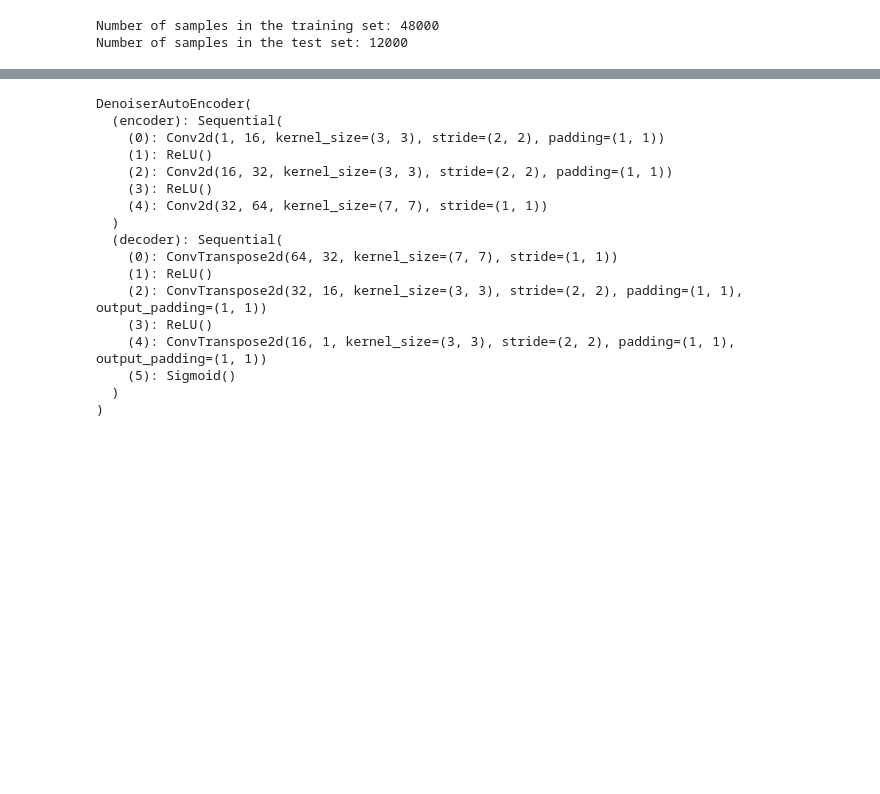
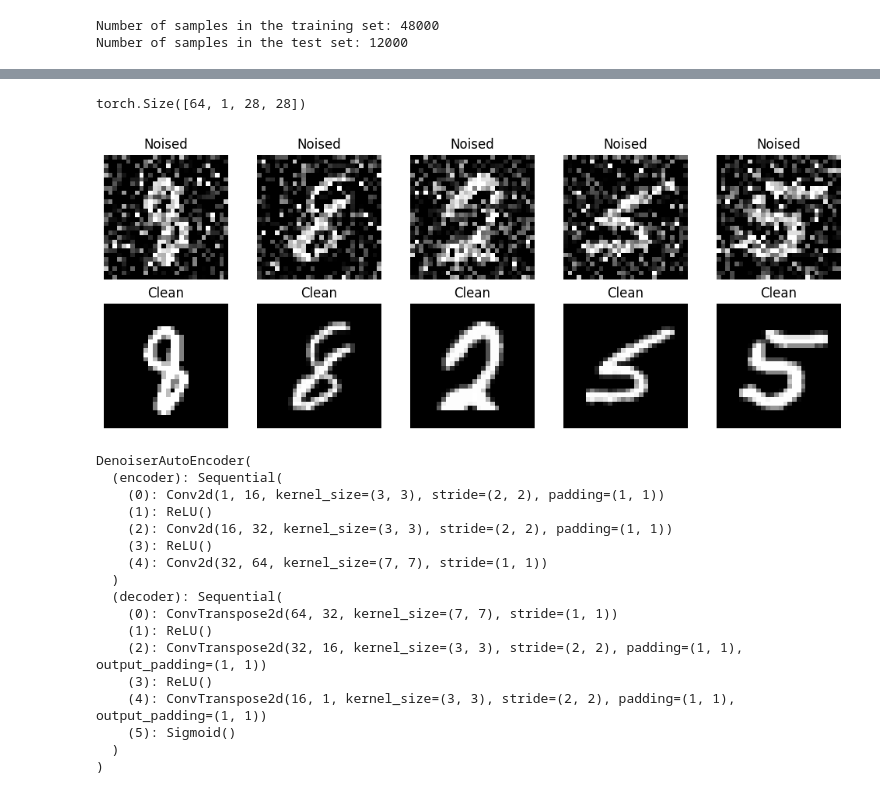
Before and after one commit to Wissemamr/Denoising_autoencoder_in_pytorch, a Jupyter notebook: src/main.ipynb, the cells around one changed output, grey strips where cells are left out. Saved outputs shown, nothing was run; the diff lists cells and outputs as text; code cells hidden in the pictures; blank space fills up the shorter version.

```diff
--- a/src/main.ipynb
+++ b/src/main.ipynb
@@ -114,3 +133,31 @@ Number of samples in the test set: 12000
+# %%
+first_batch = next(iter(test_data_loader))
+# the first element of the batch is 64 stacked tensors of shape (1,28,28) which are the noised images
+# the second element of the batch is 64 stacked tensors of shape (1,28,28) which are the clean images
+first_batch[1].shape
+# %% [output]
+torch.Size([64, 1, 28, 28])
+# %%
+noised_images = first_batch[0]  # of shape: (64, 1, 28, 28)
+clean_images = first_batch[1]  # of shape: (64, 1, 28, 28)
+num_samples = 5
+plt.figure(figsize=(10, 4))
+for i in range(num_samples):
+    # noisy images
+    plt.subplot(2, num_samples, i + 1)
+    plt.imshow(noised_images[i].squeeze(), cmap="gray")
+    plt.title("Noised")
+    plt.axis("off")
+    # clean images
+    plt.subplot(2, num_samples, num_samples + i + 1)
+    plt.imshow(clean_images[i].squeeze(), cmap="gray")
+    plt.title("Clean")
+    plt.axis("off")
+
+plt.tight_layout()
+plt.show()
+# %% [output]
+[figure, added]
 # %%
 class DenoiserAutoEncoder(nn.Module):
     """
```
Also changed, not shown: parts of 9 cells of this notebook.
